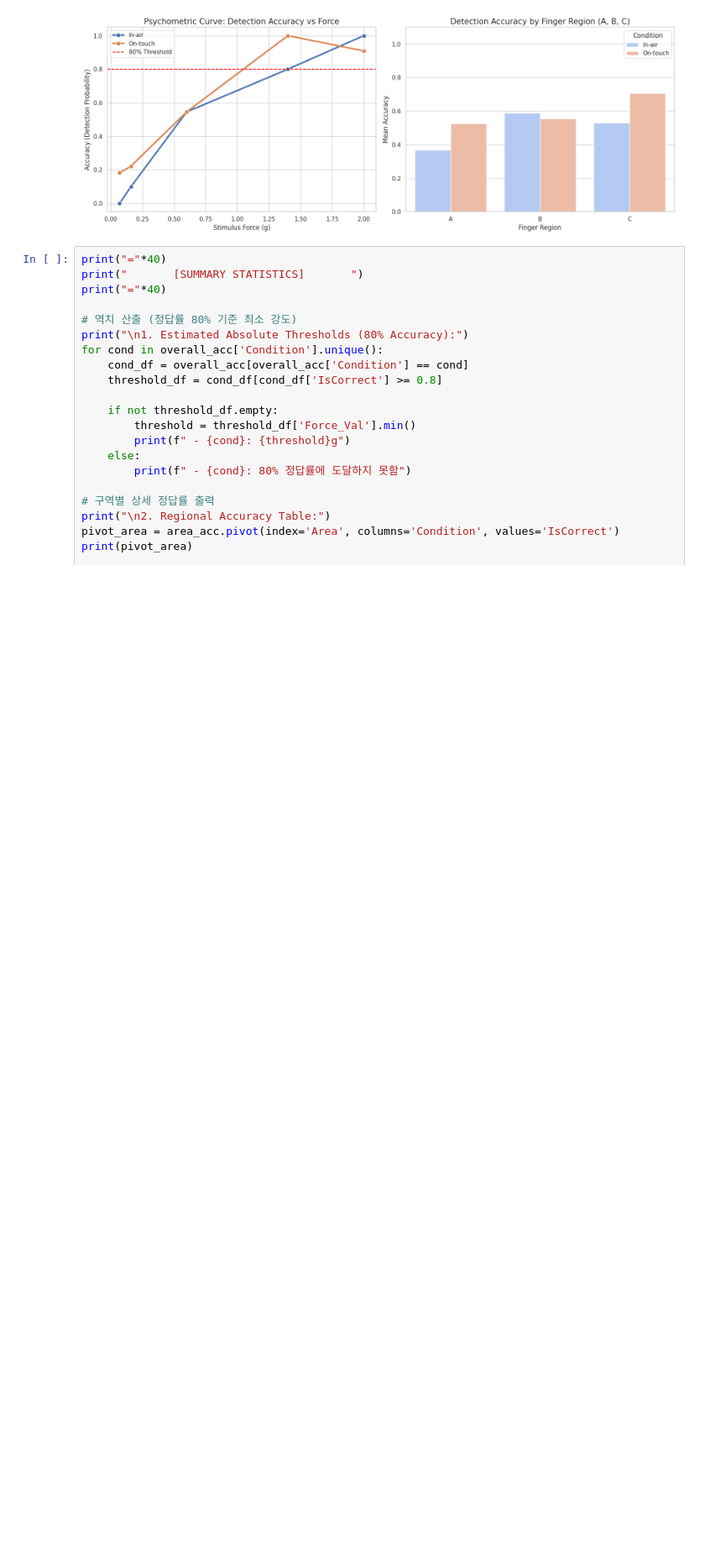
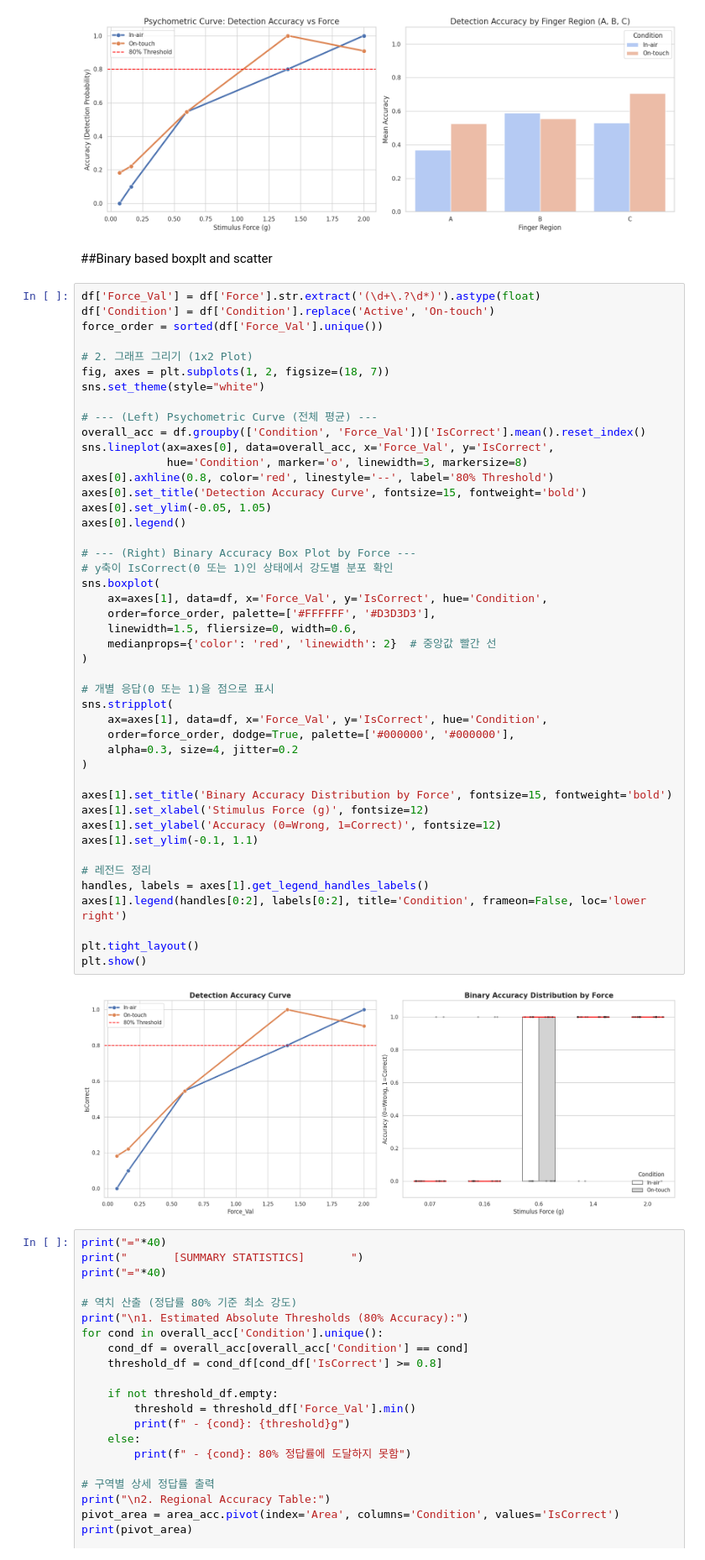
Before and after one commit to kyungeunvoyage/NailFoldExp, a Jupyter notebook: DataAnalysis_2.ipynb, the cells around one changed output. Shown at 84% size. Saved outputs shown, nothing was run; the diff lists cells and outputs as text; blank space fills up the shorter version.

```diff
--- a/DataAnalysis_2.ipynb
+++ b/DataAnalysis_2.ipynb
@@ -71,6 +71,55 @@ plt.tight_layout()
 plt.show()
 # %% [output]
 [figure]
+# %% [markdown]
+##Binary based boxplt and scatter
+# %%
+df['Force_Val'] = df['Force'].str.extract('(\d+\.?\d*)').astype(float)
+df['Condition'] = df['Condition'].replace('Active', 'On-touch')
+force_order = sorted(df['Force_Val'].unique())
+
+# 2. 그래프 그리기 (1x2 Plot)
+fig, axes = plt.subplots(1, 2, figsize=(18, 7))
+sns.set_theme(style="white")
+
+# --- (Left) Psychometric Curve (전체 평균) ---
+overall_acc = df.groupby(['Condition', 'Force_Val'])['IsCorrect'].mean().reset_index()
+sns.lineplot(ax=axes[0], data=overall_acc, x='Force_Val', y='IsCorrect',
+             hue='Condition', marker='o', linewidth=3, markersize=8)
+axes[0].axhline(0.8, color='red', linestyle='--', label='80% Threshold')
+axes[0].set_title('Detection Accuracy Curve', fontsize=15, fontweight='bold')
+axes[0].set_ylim(-0.05, 1.05)
+axes[0].legend()
+
+# --- (Right) Binary Accuracy Box Plot by Force ---
+# y축이 IsCorrect(0 또는 1)인 상태에서 강도별 분포 확인
+sns.boxplot(
+    ax=axes[1], data=df, x='Force_Val', y='IsCorrect', hue='Condition',
+    order=force_order, palette=['#FFFFFF', '#D3D3D3'],
+    linewidth=1.5, fliersize=0, width=0.6,
+    medianprops={'color': 'red', 'linewidth': 2}  # 중앙값 빨간 선
+)
+
+# 개별 응답(0 또는 1)을 점으로 표시
+sns.stripplot(
+    ax=axes[1], data=df, x='Force_Val', y='IsCorrect', hue='Condition',
+    order=force_order, dodge=True, palette=['#000000', '#000000'],
+    alpha=0.3, size=4, jitter=0.2
+)
+
+axes[1].set_title('Binary Accuracy Distribution by Force', fontsize=15, fontweight='bold')
+axes[1].set_xlabel('Stimulus Force (g)', fontsize=12)
+axes[1].set_ylabel('Accuracy (0=Wrong, 1=Correct)', fontsize=12)
+axes[1].set_ylim(-0.1, 1.1)
+
+# 레전드 정리
+handles, labels = axes[1].get_legend_handles_labels()
+axes[1].legend(handles[0:2], labels[0:2], title='Condition', frameon=False, loc='lower right')
+
+plt.tight_layout()
+plt.show()
+# %% [output]
+[figure, added]
 # %%
 print("="*40)
 print("       [SUMMARY STATISTICS]       ")
```
Also changed, not shown: parts of 3 cells of this notebook.
